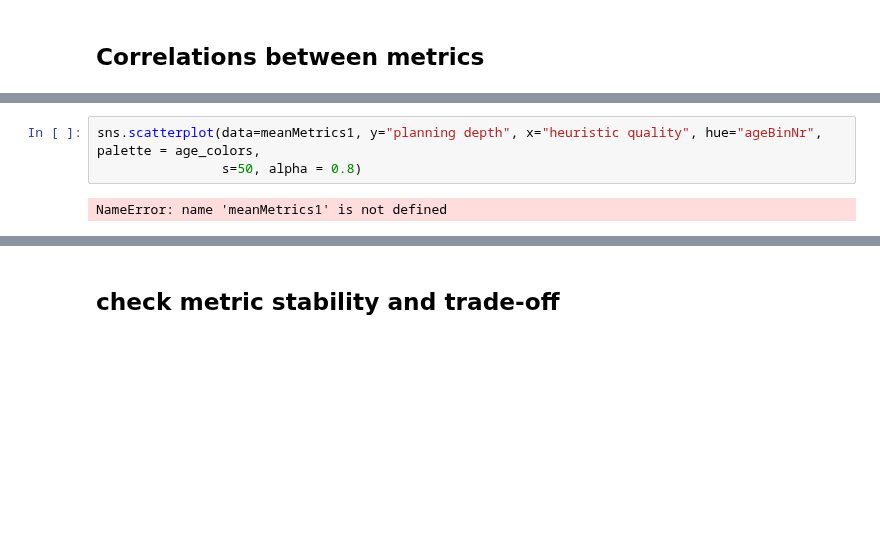
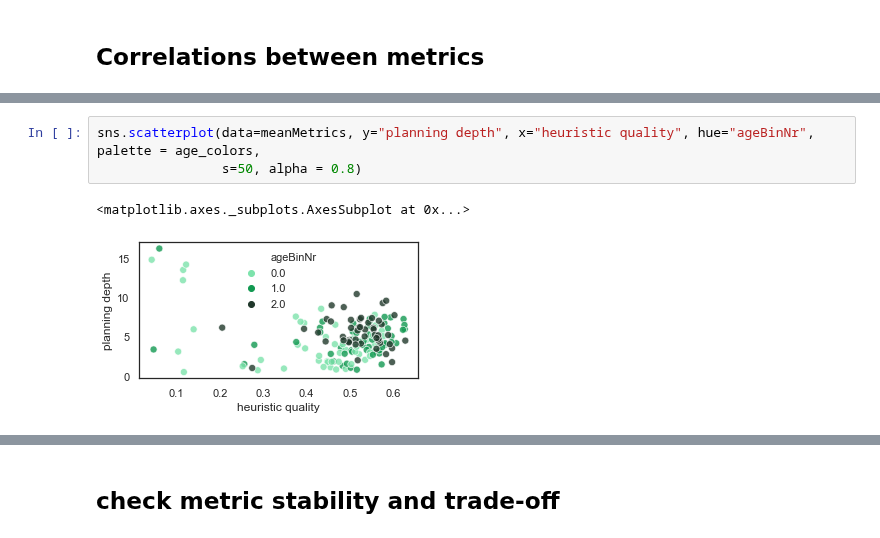
Before and after one commit to sinabolouki/fourinarow_analyses, a Jupyter notebook: Analysis notebooks/new/Age Plots.ipynb, the cells around one changed output, grey strips where cells are left out. Cells and saved outputs as stored; diff of their text form; blank space fills up the shorter version.

```diff
--- a/Analysis notebooks/new/Age Plots.ipynb
+++ b/Analysis notebooks/new/Age Plots.ipynb
@@ -455,10 +458,11 @@ meanMetrics.head()
 | 117:R_2XpQzVOPaMJjkCo | 3 | 3.590356 | 0.196861 | 0.479492 | 109 | 15.9315 | 15.0 | ... |
 | 121:R_2zoxitKzRuYUblm | 3 | 5.059394 | 0.231288 | 0.596912 | -9 | 14.4055 | 14.0 | ... |
 # %%
-sns.scatterplot(data=meanMetrics1, y="planning depth", x="heuristic quality", hue="ageBinNr", palette = age_colors,
+sns.scatterplot(data=meanMetrics, y="planning depth", x="heuristic quality", hue="ageBinNr", palette = age_colors,
                 s=50, alpha = 0.8)
 # %% [output]
-NameError: name 'meanMetrics1' is not defined
+<matplotlib.axes._subplots.AxesSubplot at 0x...>
+[figure, added]
 # %%
 sns.scatterplot(data=meanMetrics, y="planning depth", x="feature drop rate", hue="ageBinNr", palette = age_colors,
                s=50, alpha = 0.8)
```
Also changed, not shown: parts of 20 cells of this notebook.
